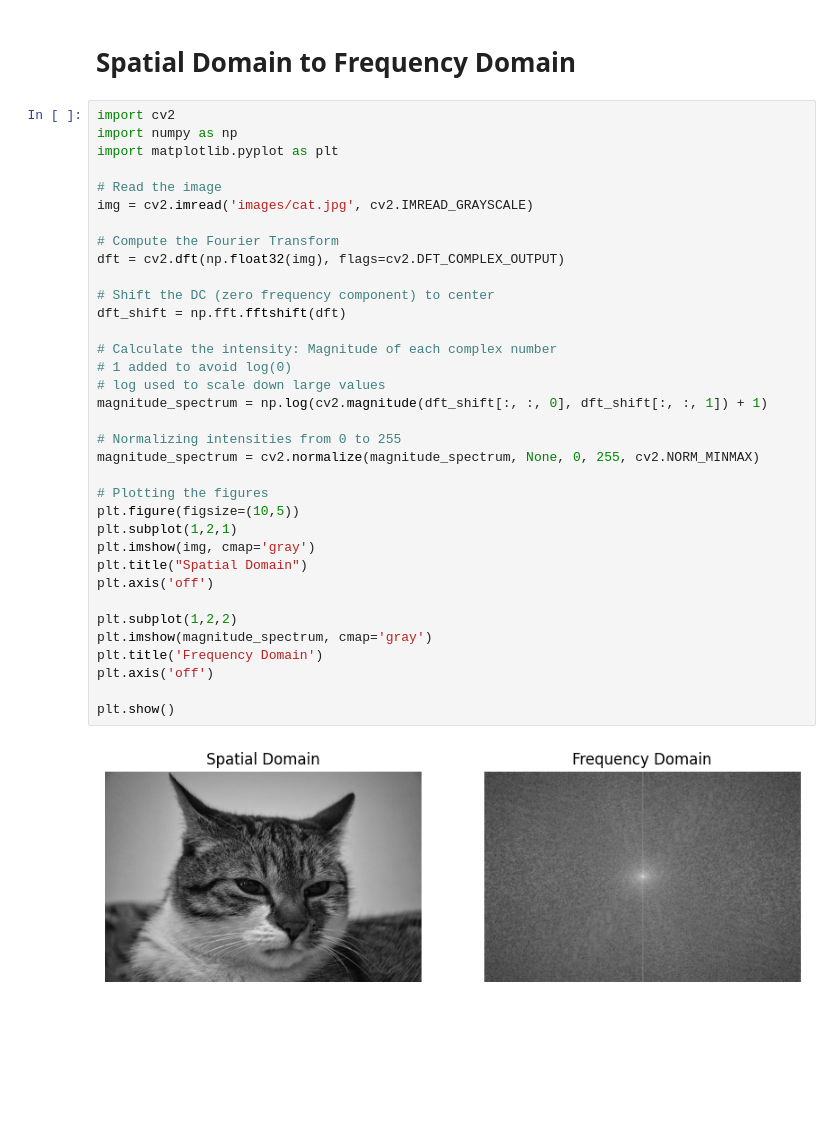
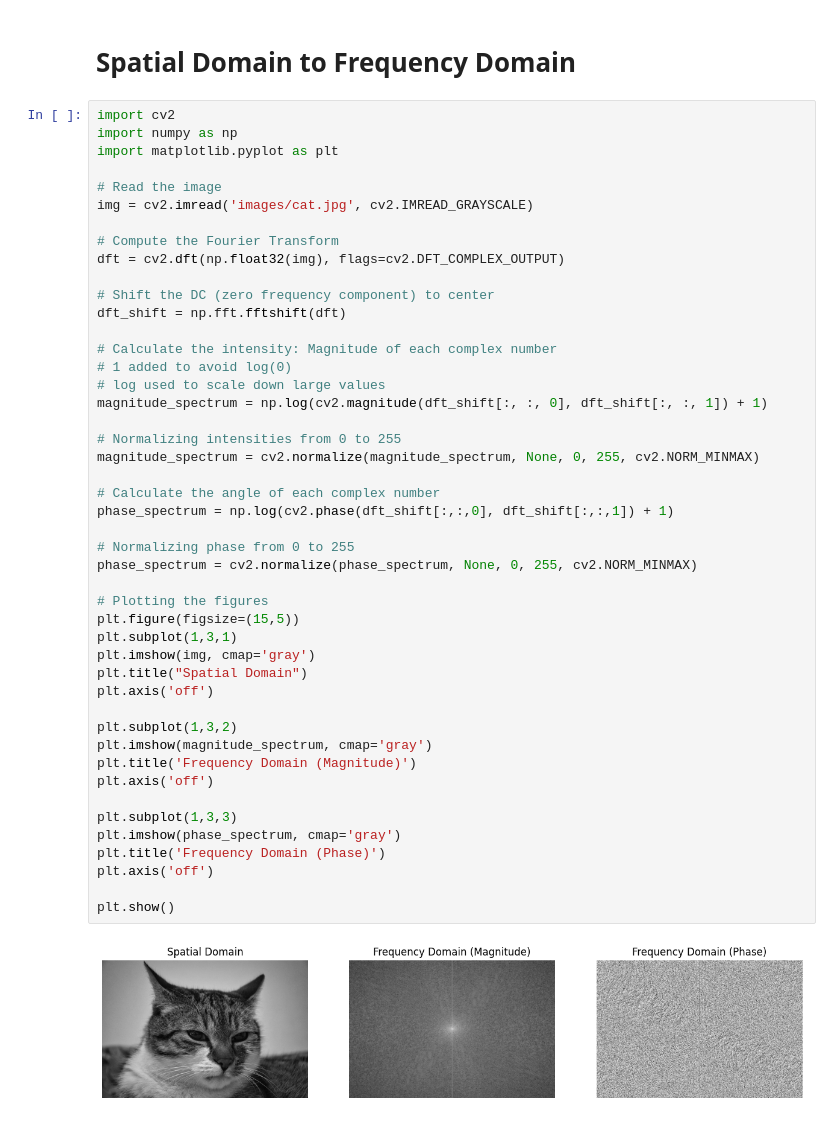
Before and after one commit to Tejax-v2/CV_Utilities, a Jupyter notebook: frequencydomain.ipynb, the cells around one changed output. Cells and saved outputs as stored; diff of their text form; blank space fills up the shorter version.

Commit message:
Added Phase graph in frequencydomain.ipynb

```diff
--- a/frequencydomain.ipynb
+++ b/frequencydomain.ipynb
@@ -5,35 +5,46 @@ import cv2
 import numpy as np
 import matplotlib.pyplot as plt
 
 # Read the image
 img = cv2.imread('images/cat.jpg', cv2.IMREAD_GRAYSCALE)
 
 # Compute the Fourier Transform
 dft = cv2.dft(np.float32(img), flags=cv2.DFT_COMPLEX_OUTPUT)
 
 # Shift the DC (zero frequency component) to center
 dft_shift = np.fft.fftshift(dft)
 
 # Calculate the intensity: Magnitude of each complex number
 # 1 added to avoid log(0)
 # log used to scale down large values
 magnitude_spectrum = np.log(cv2.magnitude(dft_shift[:, :, 0], dft_shift[:, :, 1]) + 1)
 
 # Normalizing intensities from 0 to 255
 magnitude_spectrum = cv2.normalize(magnitude_spectrum, None, 0, 255, cv2.NORM_MINMAX)
 
+# Calculate the angle of each complex number
+phase_spectrum = np.log(cv2.phase(dft_shift[:,:,0], dft_shift[:,:,1]) + 1)
+
+# Normalizing phase from 0 to 255
+phase_spectrum = cv2.normalize(phase_spectrum, None, 0, 255, cv2.NORM_MINMAX)
+
 # Plotting the figures
-plt.figure(figsize=(10,5))
-plt.subplot(1,2,1)
+plt.figure(figsize=(15,5))
+plt.subplot(1,3,1)
 plt.imshow(img, cmap='gray')
 plt.title("Spatial Domain")
 plt.axis('off')
 
-plt.subplot(1,2,2)
+plt.subplot(1,3,2)
 plt.imshow(magnitude_spectrum, cmap='gray')
-plt.title('Frequency Domain')
+plt.title('Frequency Domain (Magnitude)')
+plt.axis('off')
+
+plt.subplot(1,3,3)
+plt.imshow(phase_spectrum, cmap='gray')
+plt.title('Frequency Domain (Phase)')
 plt.axis('off')
 
 plt.show()
 # %% [output]
-[figure, old version]
+[figure, new version]
```
